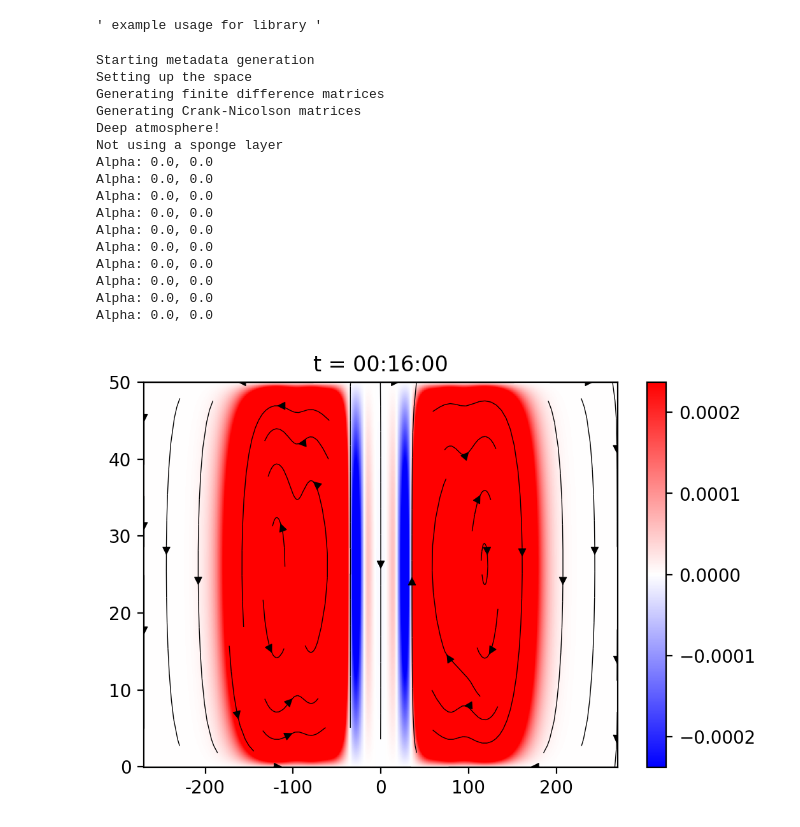
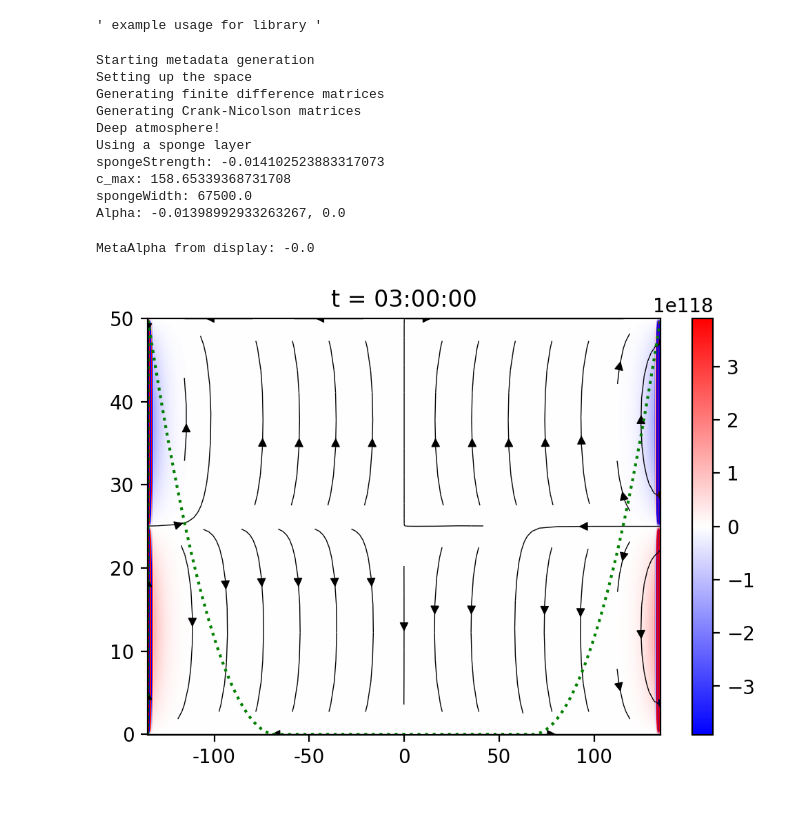
Before and after one commit to crayjake/fgw-python, a Jupyter notebook: library/testing.ipynb, the cells around one changed output. Cells and saved outputs as stored; diff of their text form; code cells hidden in the pictures.

Commit message:
Sponge layer appears to be working

```diff
--- a/library/testing.ipynb
+++ b/library/testing.ipynb
@@ -16,16 +16,16 @@ import numpy as np
 # %%
 # define the metadata -> sets up our environment
 meta = Meta(
-    js        = np.array(list(range(1, 11))),
-    width     = 540 * 2,   # 540 km  ->  270km/150ms-1 = 1800s = 30min
+    js        = np.array(list(range(2, 3))),
+    width     = 540 / 2,   # 540 km  ->  270km/150ms-1 = 1800s = 30min
     depth     = 50,        # 50 km
     h         = 100,       # scale height/depth is 100 km
-    time      = 60*60*4,   # 4 hrs
+    time      = 60*60*48 ,   # 4 hrs
     T         = 60*10,     # 30 mins
-    sponge    = 1 * 1/4,   # fraction of width to use as sponge layer
-    damping   = 1 * 5,     # sponge damping strength
-    dt        = 60,        # timestep is 60 secs
-    saveEvery = 2          # only save every 60 States
+    sponge    = 1 * 1 / 4,   # fraction of width to use as sponge layer
+    damping   = -1 * 6,   # sponge damping strength
+    dt        = 10,        # timestep is 60 secs
+    saveEvery = 600          # only save every 60 States
 )
 # %% [output]
 Starting metadata generation
@@ -33,25 +33,20 @@ Setting up the space
 Generating finite difference matrices
 Generating Crank-Nicolson matrices
 Deep atmosphere!
-Not using a sponge layer
-Alpha: 0.0, 0.0
-Alpha: 0.0, 0.0
-Alpha: 0.0, 0.0
-Alpha: 0.0, 0.0
-Alpha: 0.0, 0.0
-Alpha: 0.0, 0.0
-Alpha: 0.0, 0.0
-Alpha: 0.0, 0.0
-Alpha: 0.0, 0.0
-Alpha: 0.0, 0.0
+Using a sponge layer
+spongeStrength: -0.014102523883317073
+c_max: 158.65339368731708
+spongeWidth: 67500.0
+Alpha: -0.01398992933263267, 0.0
 # %%
 # generate the data using the CrankNicolsonDeep step
 data = generate(meta=meta, step=CrankNicolsonDeep)
 # %%
 def singleModeConverter(data, meta):
-    return converter(data, meta, 1)
+    return converter(data, meta, 2)
 
-# display data
-display(data[8], meta, singleModeConverter, sponge=False)
+display(data[3], meta, converter, sponge=False)
+#display(data[63], meta, converter, sponge=False)
 # %% [output]
+MetaAlpha from display: -0.0
-[figure, old version]
+[figure, new version]
```
Also changed, not shown: 4 other files.
